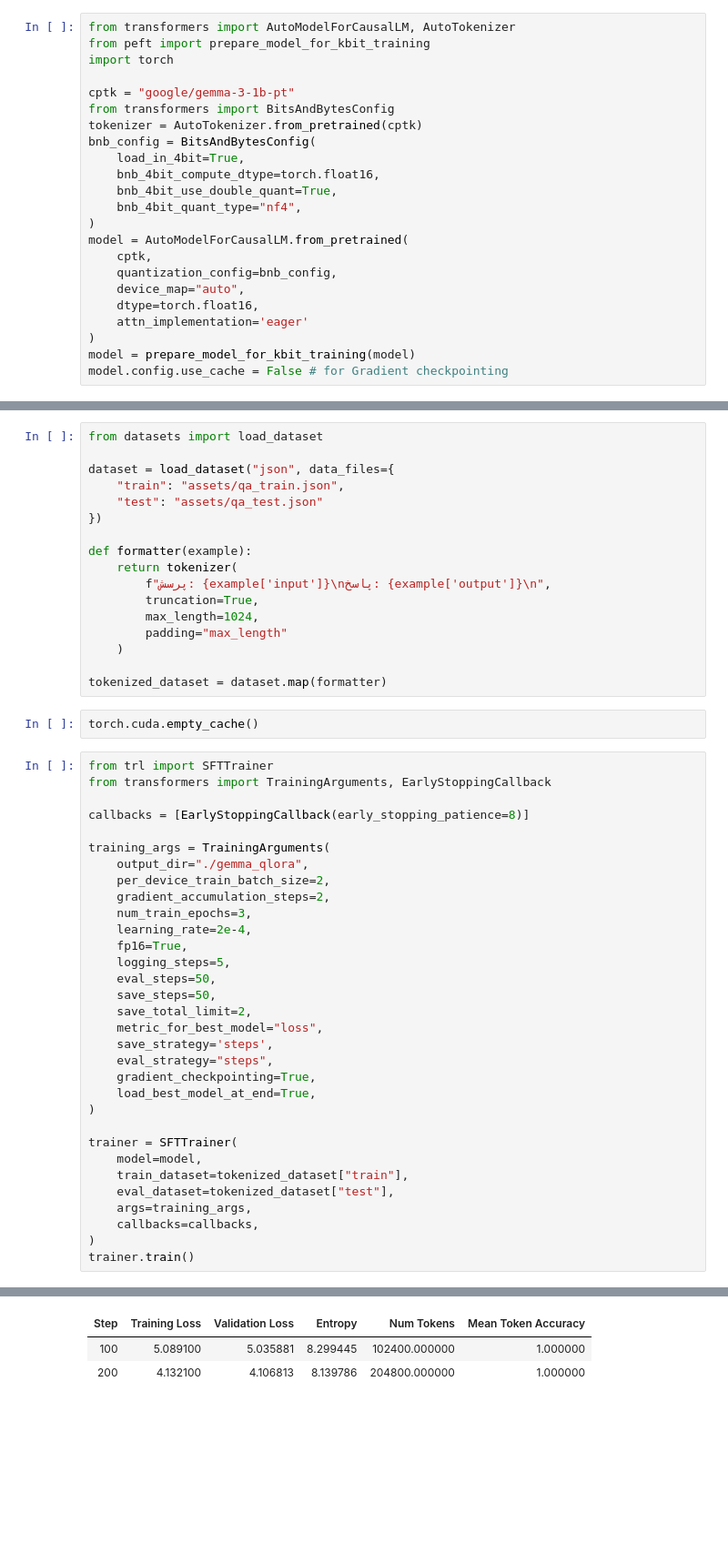
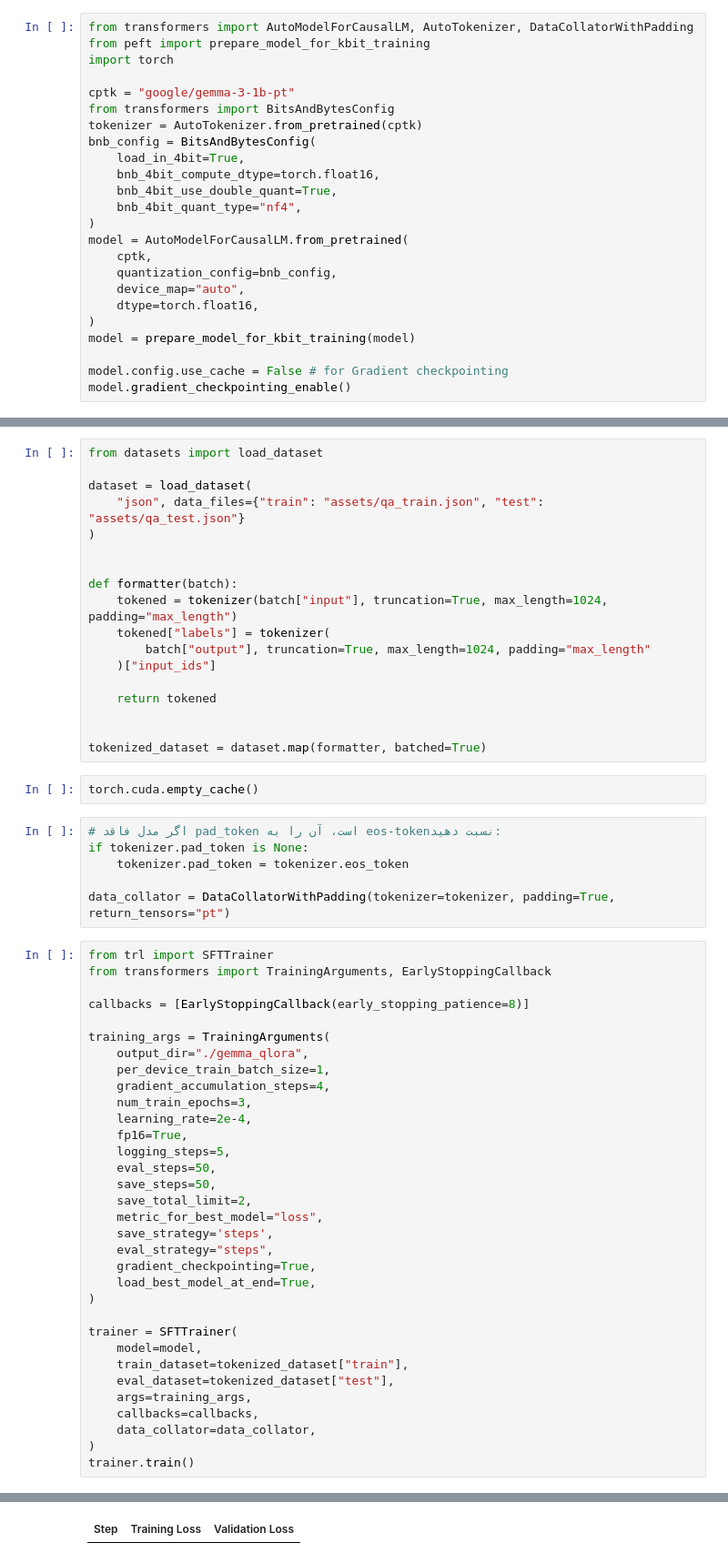
Before and after one commit to AM-Nateghi/Fine-Tune, a Jupyter notebook: Gemma3-Our.ipynb, the cells around one changed output, grey strips where cells are left out. Shown at 91% size. Drawn from its saved outputs; the diff is of its cells as text; blank space fills up the shorter version.

```diff
--- a/Gemma3-Our.ipynb
+++ b/Gemma3-Our.ipynb
@@ -9,7 +9,7 @@ huggingface_hub.login(token=hf_token)
 # %% [output]
 user:  AM-Nateghi
 # %%
-from transformers import AutoModelForCausalLM, AutoTokenizer
+from transformers import AutoModelForCausalLM, AutoTokenizer, DataCollatorWithPadding
 from peft import prepare_model_for_kbit_training
 import torch
 
@@ -27,10 +27,11 @@ model = AutoModelForCausalLM.from_pretrained(
     quantization_config=bnb_config,
     device_map="auto",
     dtype=torch.float16,
-    attn_implementation='eager'
 )
 model = prepare_model_for_kbit_training(model)
+
 model.config.use_cache = False # for Gradient checkpointing
+model.gradient_checkpointing_enable()
 # %%
 from peft import LoraConfig, get_peft_model, TaskType
 
@@ -46,22 +47,29 @@ model = get_peft_model(model, lora_conf)
 # %%
 from datasets import load_dataset
 
-dataset = load_dataset("json", data_files={
-    "train": "assets/qa_train.json",
-    "test": "assets/qa_test.json"
-})
+dataset = load_dataset(
+    "json", data_files={"train": "assets/qa_train.json", "test": "assets/qa_test.json"}
+)
 
-def formatter(example):
-    return tokenizer(
-        f"پرسش: {example['input']}\nپاسخ: {example['output']}\n",
-        truncation=True,
-        max_length=1024,
-        padding="max_length"
-    )
 
-tokenized_dataset = dataset.map(formatter)
+def formatter(batch):
+    tokened = tokenizer(batch["input"], truncation=True, max_length=1024, padding="max_length")
+    tokened["labels"] = tokenizer(
+        batch["output"], truncation=True, max_length=1024, padding="max_length"
+    )["input_ids"]
+
+    return tokened
+
+
+tokenized_dataset = dataset.map(formatter, batched=True)
 # %%
 torch.cuda.empty_cache()
+# %%
+# اگر مدل فاقد pad_token است، آن را به eos-tokenنسبت دهید:
+if tokenizer.pad_token is None:
+    tokenizer.pad_token = tokenizer.eos_token
+
+data_collator = DataCollatorWithPadding(tokenizer=tokenizer, padding=True, return_tensors="pt")
 # %%
 from trl import SFTTrainer
 from transformers import TrainingArguments, EarlyStoppingCallback
@@ -70,8 +78,8 @@ callbacks = [EarlyStoppingCallback(early_stopping_patience=8)]
 
 training_args = TrainingArguments(
     output_dir="./gemma_qlora",
-    per_device_train_batch_size=2,
-    gradient_accumulation_steps=2,
+    per_device_train_batch_size=1,
+    gradient_accumulation_steps=4,
     num_train_epochs=3,
     learning_rate=2e-4,
     fp16=True,
@@ -92,6 +100,7 @@ trainer = SFTTrainer(
     eval_dataset=tokenized_dataset["test"],
     args=training_args,
     callbacks=callbacks,
+    data_collator=data_collator,
 )
 trainer.train()
 # %% [output]
@@ -99,3 +108 @@ trainer.train()
-| Step | Training Loss | Validation Loss | Entropy | Num Tokens | Mean Token Accuracy |
-| 100 | 5.089100 | 5.035881 | 8.299445 | 102400.000000 | 1.000000 |
-| 200 | 4.132100 | 4.106813 | 8.139786 | 204800.000000 | 1.000000 |
+| Step | Training Loss | Validation Loss |
```
Also changed, not shown: parts of 1 cell of this notebook.
